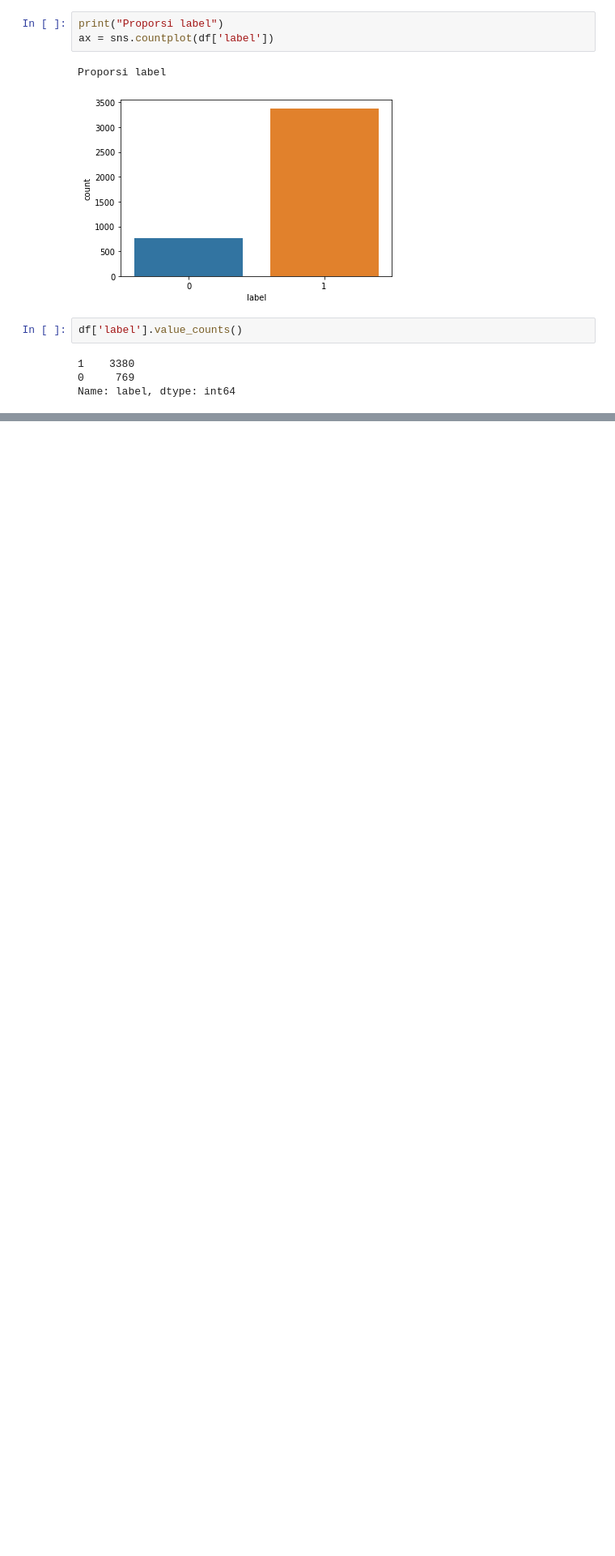
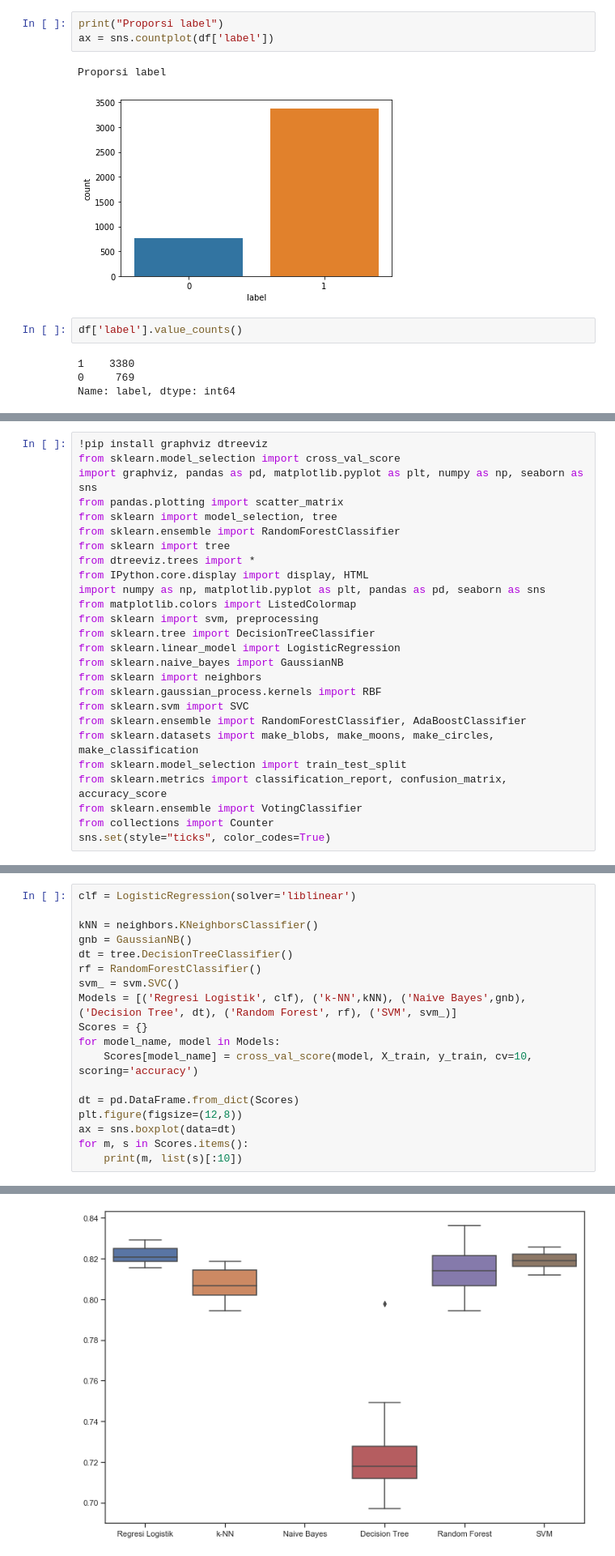
Before and after one commit to rahmaldrs/Skripsi, a Jupyter notebook: Metode.ipynb, the cells around one changed output, grey strips where cells are left out. Shown: that part at 81% size. Drawn from its saved outputs; the diff is of its cells as text; blank space fills up the shorter version.

```diff
--- a/Metode.ipynb
+++ b/Metode.ipynb
@@ -68,0 +232,26 @@ AttributeError: Can only use .dt accessor with datetimelike values
+# %%
+!pip install graphviz dtreeviz
+from sklearn.model_selection import cross_val_score
+import graphviz, pandas as pd, matplotlib.pyplot as plt, numpy as np, seaborn as sns
+from pandas.plotting import scatter_matrix
+from sklearn import model_selection, tree
+from sklearn.ensemble import RandomForestClassifier
+from sklearn import tree
+from dtreeviz.trees import *
+from IPython.core.display import display, HTML
+import numpy as np, matplotlib.pyplot as plt, pandas as pd, seaborn as sns
+from matplotlib.colors import ListedColormap
+from sklearn import svm, preprocessing
+from sklearn.tree import DecisionTreeClassifier
+from sklearn.linear_model import LogisticRegression
+from sklearn.naive_bayes import GaussianNB
+from sklearn import neighbors
+from sklearn.gaussian_process.kernels import RBF
+from sklearn.svm import SVC
+from sklearn.ensemble import RandomForestClassifier, AdaBoostClassifier
+from sklearn.datasets import make_blobs, make_moons, make_circles, make_classification
+from sklearn.model_selection import train_test_split
+from sklearn.metrics import classification_report, confusion_matrix, accuracy_score
+from sklearn.ensemble import VotingClassifier
+from collections import Counter
+sns.set(style="ticks", color_codes=True)
@@ -68,0 +276,19 @@ AttributeError: Can only use .dt accessor with datetimelike values
+# %%
+clf = LogisticRegression(solver='liblinear')
+
+kNN = neighbors.KNeighborsClassifier()
+gnb = GaussianNB()
+dt = tree.DecisionTreeClassifier()
+rf = RandomForestClassifier()
+svm_ = svm.SVC()
+Models = [('Regresi Logistik', clf), ('k-NN',kNN), ('Naive Bayes',gnb), ('Decision Tree', dt), ('Random Forest', rf), ('SVM', svm_)]
+Scores = {}
+for model_name, model in Models:
+    Scores[model_name] = cross_val_score(model, X_train, y_train, cv=10, scoring='accuracy')
+
+dt = pd.DataFrame.from_dict(Scores)
+plt.figure(figsize=(12,8))
+ax = sns.boxplot(data=dt)
+for m, s in Scores.items():
+    print(m, list(s)[:10])
+# %% [output]
@@ -68,0 +318 @@ AttributeError: Can only use .dt accessor with datetimelike values
+[figure, added]
```
Also changed, not shown: parts of 19 cells of this notebook.
